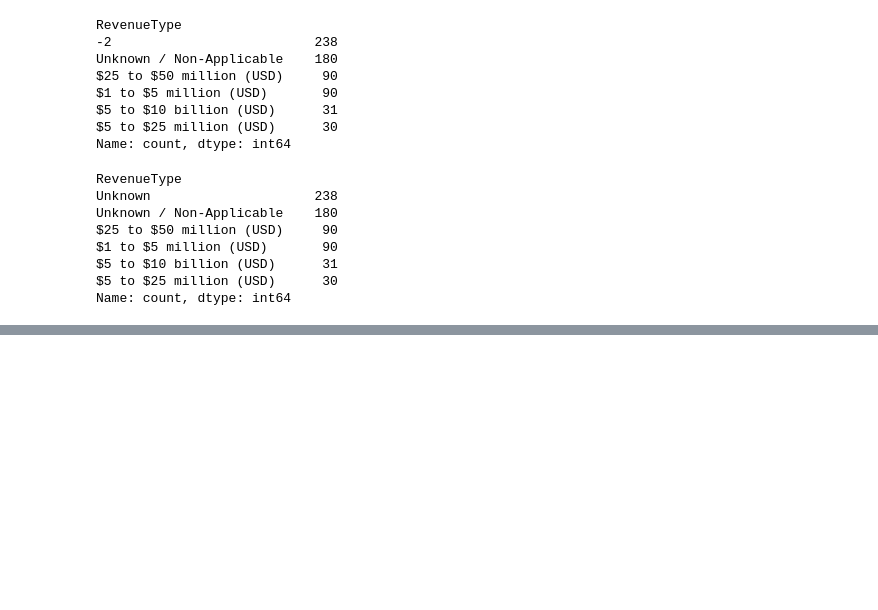
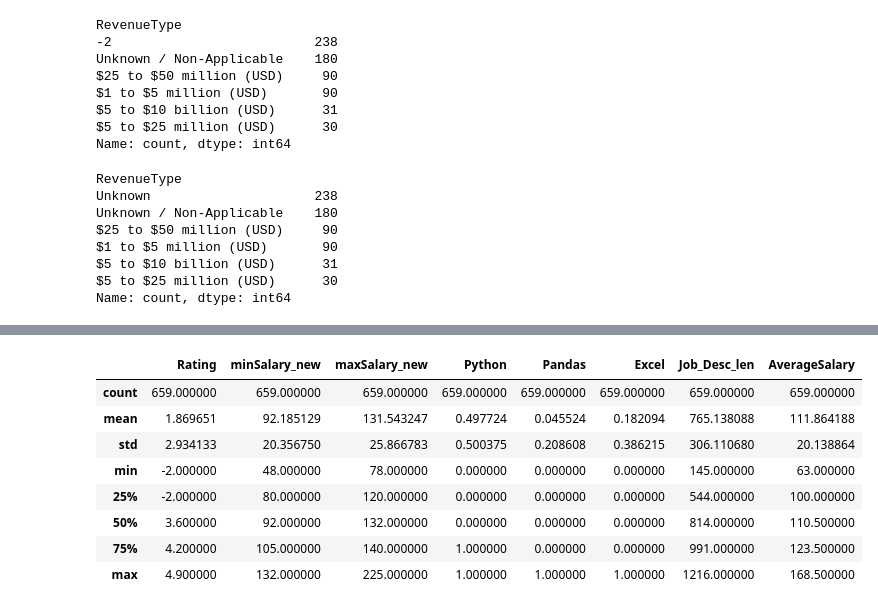
Before and after one commit to mosemb/DSalary, a Jupyter notebook: Eda.ipynb, the cells around one changed output, grey strips where cells are left out. Drawn from its saved outputs; the diff is of its cells as text; code cells hidden in the pictures; blank space fills up the shorter version.

```diff
--- a/Eda.ipynb
+++ b/Eda.ipynb
@@ -109,0 +229,2 @@ df.head()
+# %%
+df['maxSalary_new'] = np.where(df['maxSalary_new'] == 0, df['minSalary_new'], df['maxSalary_new'])
@@ -109,0 +247,3 @@ df.head()
+# %%
+#Average Salary
+df["AverageSalary"] = df[["minSalary_new","maxSalary_new"]].mean(axis=1)
@@ -109,0 +259,12 @@ df.head()
+# %%
+df.describe()
+# %% [output]
+|  | Rating | minSalary_new | maxSalary_new | Python | Pandas | Excel | Job_Desc_len | AverageSalary |
+| count | 659.000000 | 659.000000 | 659.000000 | 659.000000 | 659.000000 | 659.000000 | 659.000000 | 659.000000 |
+| mean | 1.869651 | 92.185129 | 131.543247 | 0.497724 | 0.045524 | 0.182094 | 765.138088 | 111.864188 |
+| std | 2.934133 | 20.356750 | 25.866783 | 0.500375 | 0.208608 | 0.386215 | 306.110680 | 20.138864 |
+| min | -2.000000 | 48.000000 | 78.000000 | 0.000000 | 0.000000 | 0.000000 | 145.000000 | 63.000000 |
+| 25% | -2.000000 | 80.000000 | 120.000000 | 0.000000 | 0.000000 | 0.000000 | 544.000000 | 100.000000 |
+| 50% | 3.600000 | 92.000000 | 132.000000 | 0.000000 | 0.000000 | 0.000000 | 814.000000 | 110.500000 |
+| 75% | 4.200000 | 105.000000 | 140.000000 | 1.000000 | 0.000000 | 0.000000 | 991.000000 | 123.500000 |
+| max | 4.900000 | 132.000000 | 225.000000 | 1.000000 | 1.000000 | 1.000000 | 1216.000000 | 168.500000 |
```
Also changed, not shown: parts of 16 cells of this notebook, 1 other file.
